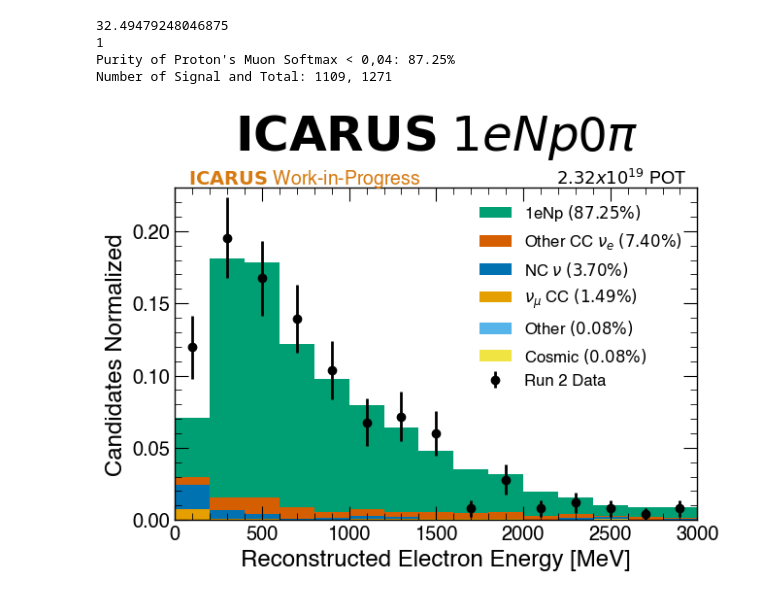
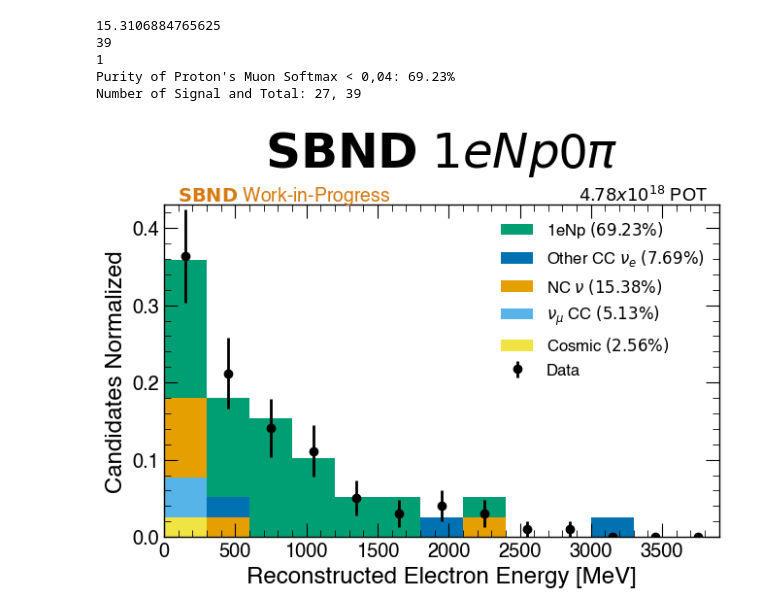
Before and after one commit to dacarber/medulla, a Jupyter notebook: spineplot/Normalized_histograms.ipynb, the cells around one changed output. Saved outputs shown, nothing was run; the diff lists cells and outputs as text; code cells hidden in the pictures.

Commit message:
Adding variable

```diff
--- a/spineplot/Normalized_histograms.ipynb
+++ b/spineplot/Normalized_histograms.ipynb
@@ -27,6 +27,6 @@ c++: error: argument to '-isysroot' is missing (expected 1 value)
 c++: error: no input files
 With exit code 0
 # %%
-file = uproot.open('/Users/danielcarber/Documents/ICARUS/test_energy_syst.root')
+file = uproot.open('/Users/danielcarber/Documents/ICARUS/sbnd_data_3.root')
 print(file.keys())
 # %% [output]
@@ -34,15 +34,20 @@ print(file.keys())
 # %%
-mc_df = file['events/onbeam/SelectedNu_PhaseCuts;1']
+mc_df = file['events/mc/SelectedNu_Cuts;1']
 df = file['events/mc/SelectedCos_PhaseCuts;1']
 print(mc_df.keys())
 mc_df=mc_df.arrays(library='pd')
 df=df.arrays(library='pd')
 mc_df = pd.concat((mc_df,df))
 onbeam_df = file['events/onbeam/SelectedNu_Cuts;1']
-offbeam_df = file['events/offbeam/SelectedNu_Cuts;1']
+#offbeam_df = file['events/offbeam/SelectedNu_Cuts;1']
 
 onbeam_df = onbeam_df.arrays(library='pd')
-offbeam_df = offbeam_df.arrays(library='pd')
+#offbeam_df = offbeam_df.arrays(library='pd')
+"flash_time > -1.3 and flash_time < 0.5"
+mask = (mc_df['flash_time']> 0.2) & (mc_df['flash_time']< 2.0)
+mc_df =mc_df[mask]
+mask = (onbeam_df['flash_time']> -1.3) & (onbeam_df['flash_time']< 0.5)
+onbeam_df = onbeam_df[mask]
 
 print(mc_df.keys())
 # %% [output]
@@ -51,6 +71,6 @@ AttributeError: 'Model_TBranchObject_v1' object has no attribute '_cursor_basket
 # %%
 plt.style.use('styles/muon2024_colorswap.mplstyle')
-category_assignment = [[0,1], [2,3,4,6], [5], [7],[8],[9],[10,-1], [-100]]
+category_assignment = [[0,1], [2,3,4,6], [5], [7],[8],[9],[11,-1], [-100]]
 category_labels = ['1eNp', 'Other CC $\\nu_e$', 'NC $\\nu$', '$\\nu_\\mu$ CC','Uncontained','Other','Cosmic', 'Run 2 Data']
 signal_mask  = (mc_df['category_topology']==0) | (mc_df['category_topology']==1)
 other_nue_mask  = (mc_df['category_topology']==2) | (mc_df['category_topology']==3) | (mc_df['category_topology']==4)| (mc_df['category_topology']==6)
@@ -58,7 +78,7 @@ nc_mask  = (mc_df['category_topology']==5)
 numu_mask  = (mc_df['category_topology']==7)
 uncontained_mask  = (mc_df['category_topology']==8)
 other_mask  = (mc_df['category_topology']==9)
-cosmic_mask  = (mc_df['category_topology']==10)
+cosmic_mask  = (mc_df['category_topology']==11)
 signal = mc_df[signal_mask]
 other_nue = mc_df[other_nue_mask]
 nc = mc_df[nc_mask]
@@ -71,61 +91,63 @@ variable = "reco_electron_energy"
 #        uncontained[variable].values,other[variable].values,cosmic[variable].values]
 
 
-data = [cosmic[variable].values,other[variable].values,
+data = [cosmic[variable].values,
         numu[variable].values,nc[variable].values,other_nue[variable].values,signal[variable].values]
 print(max(mc_df[variable].values)/200)
 total = sum(len(sublist) for sublist in data)
+print(total)
 weight = [[1/total] * len(sublist) for sublist in data]
 print(len(weight[0]))
 #labels =["Signal", "Other Nue", "NC", "Numu", "Uncontained", "Other", "Cosmic"]
-labels =["Cosmic $(0.08\%)$", "Other $(0.08\%)$",r"$\nu_\mu$ CC $(1.49\%)$",r"NC $\nu$ $(3.70\%)$", r"Other CC $\nu_e$ $(7.40\%)$", r"1eNp $(87.25\%)$"]
-colors =['#009E73', '#D55E00', '#0072B2','#E69F00', '#56B4E9', '#F0E442']
-plt.hist(data, weights=weight,bins=15,range=(0, 3000),stacked=True, label=labels,color =colors[::-1])
+labels =["Cosmic $(2.56\%)$", r"$\nu_\mu$ CC $(5.13\%)$",r"NC $\nu$ $(15.38\%)$", r"Other CC $\nu_e$ $(7.69\%)$", r"1eNp $(69.23\%)$"]
+colors =['#009E73',  '#0072B2','#E69F00', '#56B4E9', '#F0E442']
+plt.hist(data, weights=weight,bins=13,range=(0, 3900),stacked=True, label=labels,color =colors[::-1])
 
 data = onbeam_df[variable]
-counts, bins = np.histogram(data, bins=15, density = False,range=(0, 3000))
+counts, bins = np.histogram(data, bins=13, density = False,range=(0, 3900))
 
 # Midpoints of bins for scatter plot
 bin_centers = 0.5 * (bins[1:] + bins[:-1])
 
 # Example scatter data (e.g., overlayed signal)
 scatter_y = counts/sum(counts)  # Put points slightly above the highest bin
 scatter_x = bin_centers
 y_err = np.sqrt(counts)/sum(counts)
-plt.errorbar(scatter_x, scatter_y,yerr=y_err, color='black',fmt='o', label='Run 2 Data')
+plt.errorbar(scatter_x, scatter_y,yerr=y_err, color='black',fmt='o', label='Data')
 
 
 plt.xlabel("Reconstructed Electron Energy [MeV]")
 plt.ylabel("Candidates Normalized")
-plt.title(r"$\bf{ICARUS}$ $1eNp$0$\pi$")
-plt.xlim(0, 3000)
-plt.ylim(0, .23)
-yrange = [0,.23]
+plt.title(r"$\bf{SBND}$ $1eNp$0$\pi$")
+plt.xlim(0, 3900)
+plt.ylim(0, .43)
+yrange = [0,.43]
 usey = yrange[1] + 0.01*(yrange[1] - yrange[0]) + 0*(yrange[1] - yrange[0])
-xrange = [0,3000]
+xrange = [0,3900]
 usex = xrange[0] + 0.025*(xrange[1] - xrange[0]) + 0*(xrange[1] - xrange[0])
-plt.text(x=usex, y=usey, s=r"$\bf{ICARUS}$ Work-in-Progress", fontsize=14, color='#d67a11')
+plt.text(x=usex, y=usey, s=r"$\bf{SBND}$ Work-in-Progress", fontsize=14, color='#d67a11')
 usey = yrange[1] + 0.01*(yrange[1] - yrange[0]) + 0*(yrange[1] - yrange[0])
 usex = xrange[1] - 0.02*(xrange[1] - xrange[0])
-plt.text(x=usex, y=usey, s=r"$2.32x10^{19}$ POT", fontsize=13, color='black', horizontalalignment='right')
+plt.text(x=usex, y=usey, s=r"$4.78x10^{18}$ POT", fontsize=13, color='black', horizontalalignment='right')
 handles, labels = plt.gca().get_legend_handles_labels()
 handles_reordered = handles[:-1][::-1] + [handles[-1]]
 labels_reordered = labels[:-1][::-1] + [labels[-1]]
 
 # Set legend
 plt.legend(handles_reordered, labels_reordered)
 
 #plt.legend()
 #plt.show()
 plt.savefig("/Users/danielcarber/Documents/ICARUS/NuMI_Nue/Plots/Reco_electron_energy_normalized.png")
 
 
 purity = len(signal)/(len(mc_df))
 print(f"Purity of Proton's Muon Softmax < 0,04: {purity*100:.2f}%")
 print(f"Number of Signal and Total: {len(signal)}, {len(mc_df)}")
 # %% [output]
-32.49479248046875
+15.3106884765625
+39
 1
-Purity of Proton's Muon Softmax < 0,04: 87.25%
-Number of Signal and Total: 1109, 1271
+Purity of Proton's Muon Softmax < 0,04: 69.23%
+Number of Signal and Total: 27, 39
-[figure, old version]
+[figure, new version]
```
Also changed, not shown: parts of 3 cells of this notebook, 11 other files.
